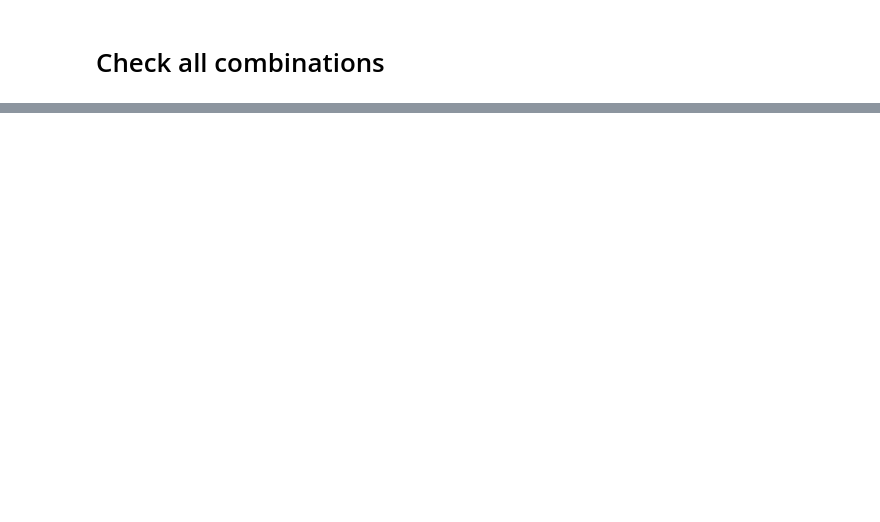
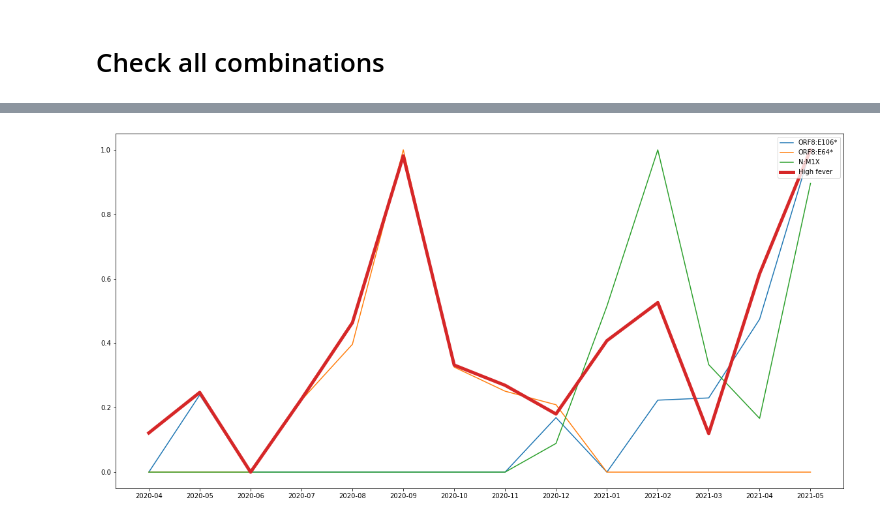
Before and after one commit to arnab-api/COVID-19---LiveCoronaTest---Data-Analysis, a Jupyter notebook: Api/clade_vs_symptom__many_2_one.ipynb, the cells around one changed output, grey strips where cells are left out. Saved outputs shown, nothing was run; the diff lists cells and outputs as text; code cells hidden in the pictures; blank space fills up the shorter version.

```diff
--- a/Api/clade_vs_symptom__many_2_one.ipynb
+++ b/Api/clade_vs_symptom__many_2_one.ipynb
@@ -502,0 +544,4 @@ sorted(track, key=itemgetter('mse'), reverse=False)
+# %%
+plotFormattedData(['ORF8:E106*', 'ORF8:E64*', 'N:M1X'], symptom, limit)
+# %% [output]
+[figure, added]
```
Also changed, not shown: parts of 11 cells of this notebook.
